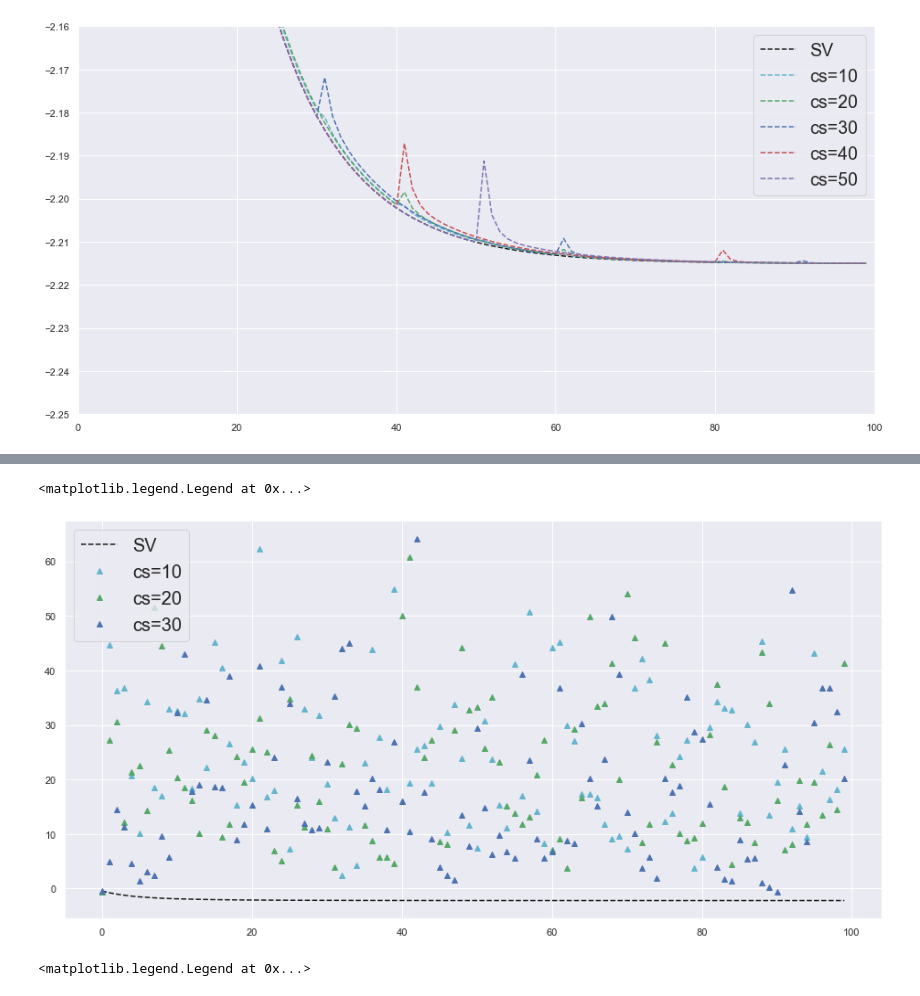
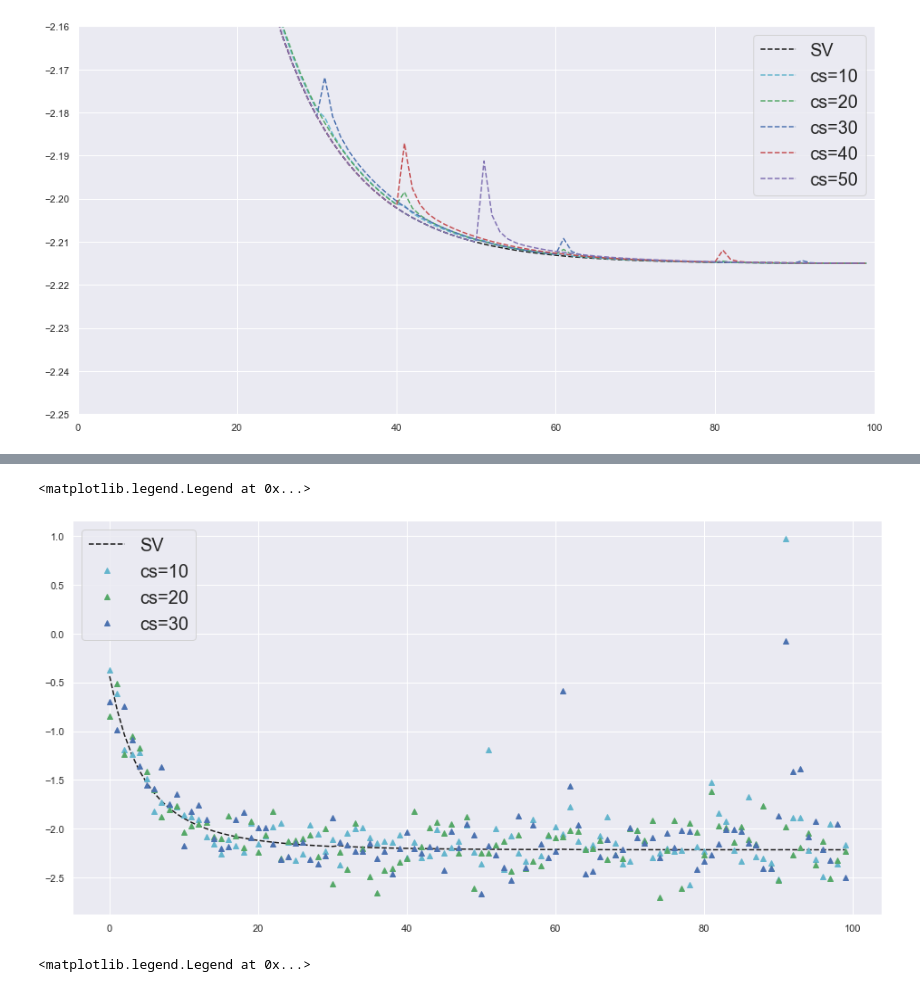
Before and after one commit to aemccoy/GrayCode-QubitEncoding, a Jupyter notebook: notebooks/QITE-SV.ipynb, the cells around one changed output, grey strips where cells are left out. Saved outputs shown, nothing was run; the diff lists cells and outputs as text; code cells hidden in the pictures.

```diff
--- a/notebooks/QITE-SV.ipynb
+++ b/notebooks/QITE-SV.ipynb
@@ -368,6 +369,7 @@ if False:
     print()
 
 A_set=[]
+n_qubits=2
 pauli_id="I"*n_qubits
 
 state_vector=run_circuit_statevector(n_qubits,A_set,initialization=None)
@@ -509,8 +511,8 @@ def run_qite_experiment(H,num_iterations,delta_time,backend,initialization,A_thr
     Energies=np.zeros(num_iterations)
 
     ## for each time step, run circuit and compute A for the next time step
-#     for t in tqdm(range(num_iterations)):
-    for t in range(num_iterations):
+    for t in tqdm(range(num_iterations)):
+#     for t in range(num_iterations):
     #     print("")
         expectation_values={}
         if backend=='statevector_simulator':
@@ -835,3 +836,12 @@ plt.legend(prop={'size': 20})
+# %%
+num_iterations=100
+delta_time=0.01
+verbose=False
+backend = 'statevector_simulator'
+initialization="zeros"
+n_qubits=3
+H = DenseEncodingHamiltonian(N_states=2**n_qubits,qiskit_order=False)
+sv_energies_3q_100=run_qite_experiment(H,num_iterations,delta_time,backend,initialization,A_threshold=1e-2,cstep=cs)
 # %%
 num_iterations=100
 delta_time=0.01
@@ -846,16 +856,16 @@ for cs in range(10,31,10):
     qasm_energies_table_cs.append(run_qite_experiment(H,num_iterations,delta_time,backend,initialization,A_threshold=1e-2,cstep=cs))
 # %%
 time=[t for t in range(num_iterations)]
-plt.plot(time,sv_energies,'k--',label="SV")
+plt.plot(time,sv_energies_3q_100,'k--',label="SV")
 plt.plot(time,qasm_energies_table_cs[0],'c^',label="cs=10")
 plt.plot(time,qasm_energies_table_cs[1],'g^',label="cs=20")
 plt.plot(time,qasm_energies_table_cs[2],'b^',label="cs=30")
 # plt.xlim(60,100)
 # plt.ylim(-2.2151,-2.2145)
 plt.legend(prop={'size': 20})
 # %% [output]
 <matplotlib.legend.Legend at 0x...>
-[figure, old version]
+[figure, new version]
 # %%
 num_iterations=50
 delta_time=0.01
```
Also changed, not shown: parts of 3 cells of this notebook, 2 other files.
